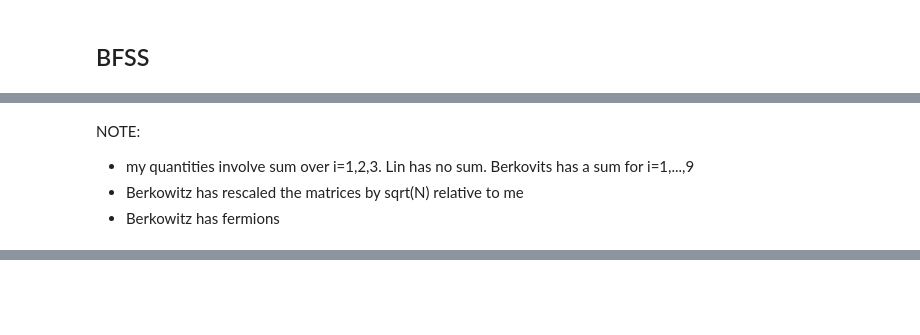
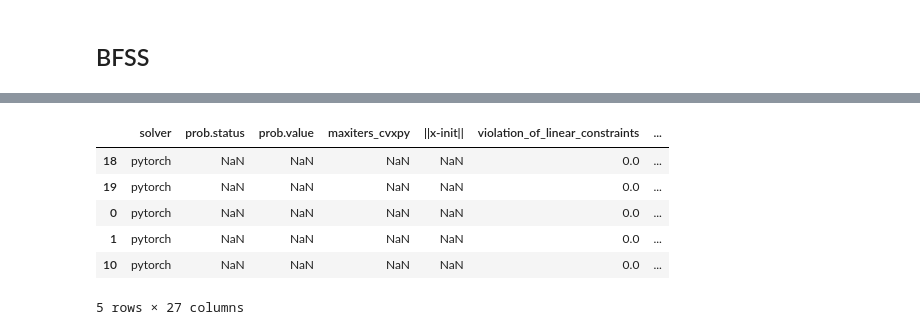
Before and after one commit to gshartnett/bmnsim, a Jupyter notebook: Plotting Notebook.ipynb, the cells around one changed output, grey strips where cells are left out. Cells and saved outputs as stored; diff of their text form; code cells hidden in the pictures; blank space fills up the shorter version.

```diff
--- a/Plotting Notebook.ipynb
+++ b/Plotting Notebook.ipynb
@@ -703,5 +504,0 @@ df_commutator = load_data(
-# %% [markdown]
-NOTE:
-- my quantities involve sum over i=1,2,3. Lin has no sum. Berkovits has a sum for i=1,...,9
-- Berkowitz has rescaled the matrices by sqrt(N) relative to me
-- Berkowitz has fermions
@@ -814,0 +505,62 @@ plt.show()
+# %%
+tol = 1e-3
+delete_param = False
+dataframes = []
+for method in ["cvxpy", "pytorch"]:
+    for L in [3]:
+        datadir = f"data/MiniBFSSx_L_{L}_symmetric_energy_fixed"
+        if method == "pytorch":
+            datadir += "_pytorch"
+
+        df = load_data(
+            datadir=datadir,
+            names_in_filename=['energy', "min_x_2"],
+            tol=tol,
+            delete_param=delete_param,
+        )
+        if df is not None:
+            df["operator_to_minimize"] = "x_2"
+            df["L"] = L
+            df["method"] = method
+            dataframes.append(df)
+
+        df = load_data(
+            datadir=datadir,
+            names_in_filename=['energy', "neg_x_2"],
+            tol=tol,
+            delete_param=delete_param,
+        )
+        if df is not None:
+            df["operator_to_minimize"] = "neg_x_2"
+            df["L"] = L
+            df["method"] = method
+            dataframes.append(df)
+
+        df = load_data(
+            datadir=datadir,
+            names_in_filename=['energy', "min_x_4"],
+            tol=tol,
+            delete_param=delete_param,
+        )
+        if df is not None:
+            df["operator_to_minimize"] = "x_4"
+            df["L"] = L
+            df["method"] = method
+            dataframes.append(df)
+
+        df = load_data(
+            datadir=datadir,
+            names_in_filename=['energy', "neg_x_4"],
+            tol=tol,
+            delete_param=delete_param,
+        )
+        if df is not None:
+            df["operator_to_minimize"] = "neg_x_4"
+            df["L"] = L
+            df["method"] = method
+            dataframes.append(df)
+
+
+df = pd.concat(dataframes)
+df.tail(5)
+# %% [output]
@@ -814,0 +584,7 @@ plt.show()
+|  | solver | prob.status | prob.value | maxiters_cvxpy | ||x-init|| | violation_of_linear_constraints | ... |
+| 18 | pytorch | NaN | NaN | NaN | NaN | 0.0 | ... |
+| 19 | pytorch | NaN | NaN | NaN | NaN | 0.0 | ... |
+| 0 | pytorch | NaN | NaN | NaN | NaN | 0.0 | ... |
+| 1 | pytorch | NaN | NaN | NaN | NaN | 0.0 | ... |
+| 10 | pytorch | NaN | NaN | NaN | NaN | 0.0 | ... |
+5 rows × 27 columns
```
Also changed, not shown: parts of 28 cells of this notebook, 4 other files.
